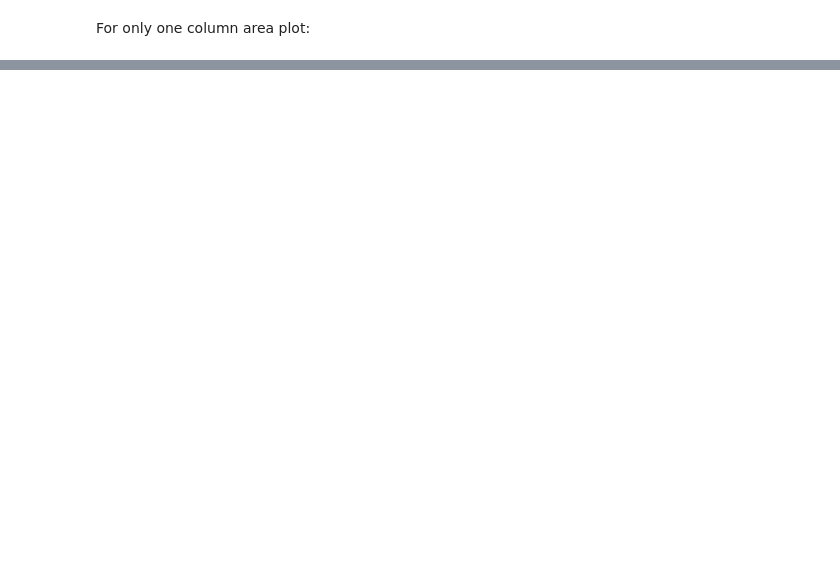
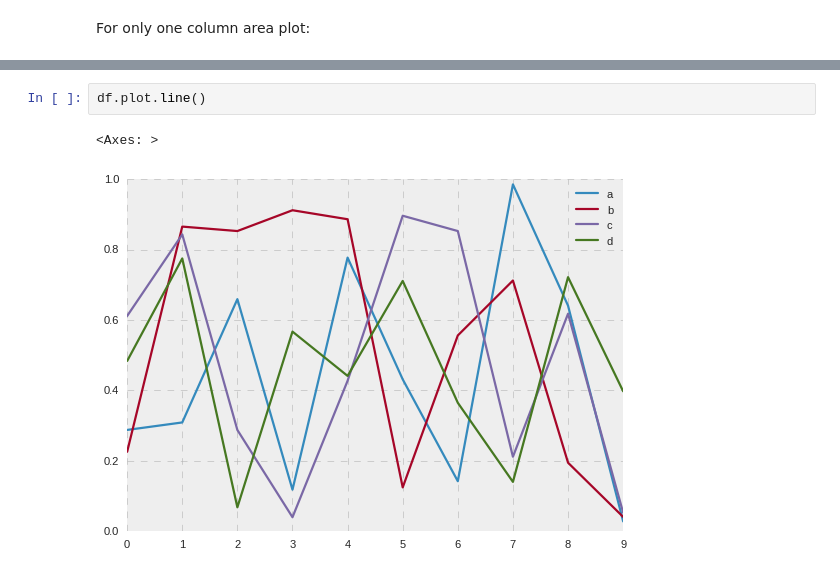
Before and after one commit to ahmedfakhar747/pandas-for-data-science, a Jupyter notebook: level_3_data_visualiztion_with_pandas.ipynb, the cells around one changed output, grey strips where cells are left out. Cells and saved outputs as stored; diff of their text form; blank space fills up the shorter version.

```diff
--- a/level_3_data_visualiztion_with_pandas.ipynb
+++ b/level_3_data_visualiztion_with_pandas.ipynb
@@ -240,0 +276,5 @@ df.plot.bar()
+# %%
+df.plot.line()
+# %% [output]
+<Axes: >
+[figure, added]
```
Also changed, not shown: parts of 22 cells of this notebook.
